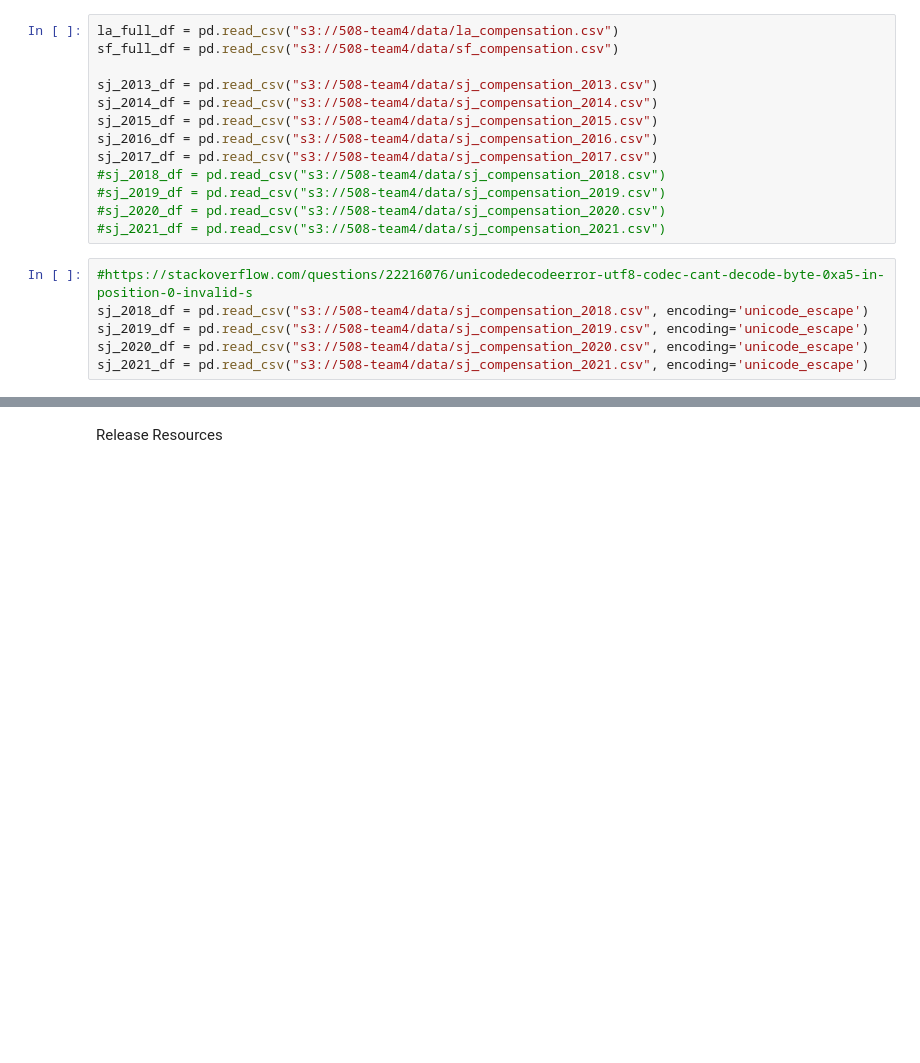
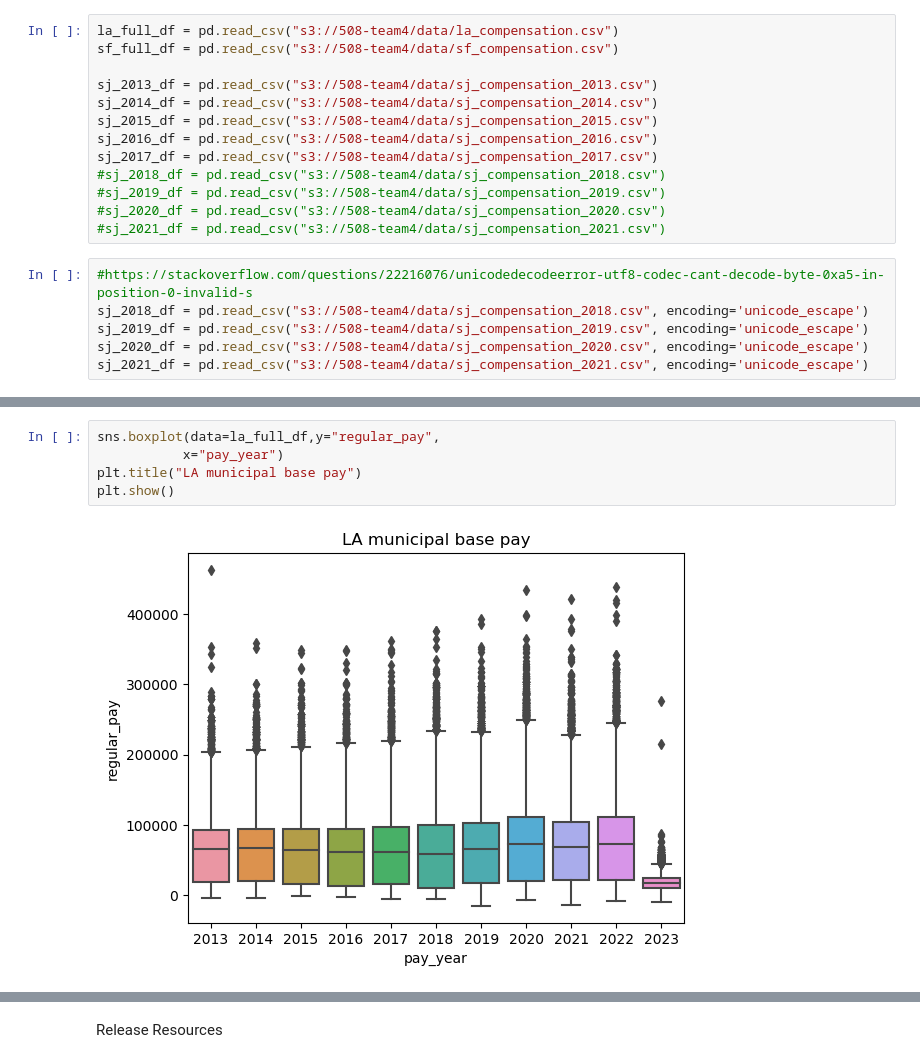
Before and after one commit to unpham/ads-508-project, a Jupyter notebook: notebook1.ipynb, the cells around one changed output, grey strips where cells are left out. Cells and saved outputs as stored; diff of their text form; blank space fills up the shorter version.

```diff
--- a/notebook1.ipynb
+++ b/notebook1.ipynb
@@ -60,0 +55,7 @@ sj_2021_df = pd.read_csv("s3://508-team4/data/sj_compensation_2021.csv", encodin
+# %%
+sns.boxplot(data=la_full_df,y="regular_pay",
+           x="pay_year")
+plt.title("LA municipal base pay")
+plt.show()
+# %% [output]
+[figure, added]
```
Also changed, not shown: parts of 5 cells of this notebook.
